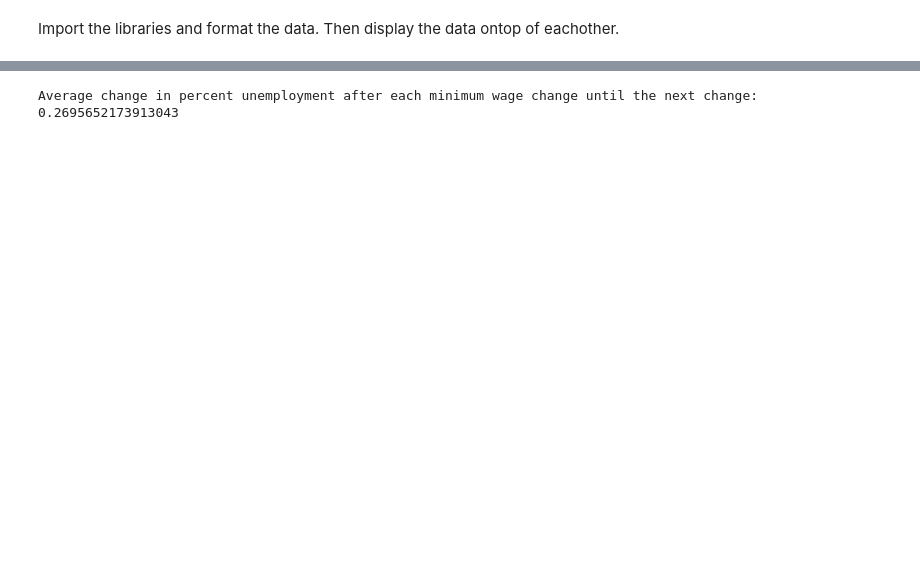
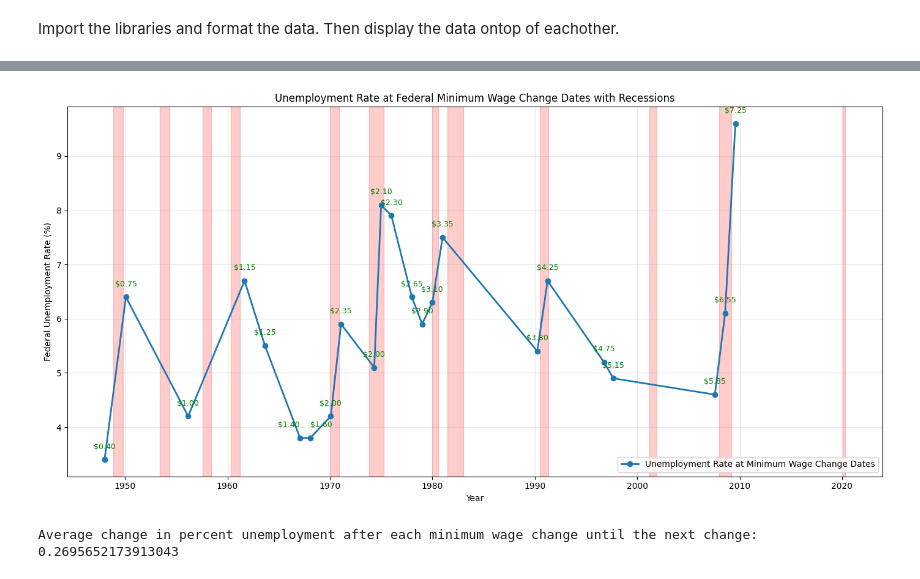
Before and after one commit to crawfordd11/minimumWageSupplyVsDemand, a Jupyter notebook: Data/dataTreatment.ipynb, the cells around one changed output, grey strips where cells are left out. Saved outputs shown, nothing was run; the diff lists cells and outputs as text; code cells hidden in the pictures; blank space fills up the shorter version.

Commit message:
Start discussion and add logistic regression

```diff
--- a/Data/dataTreatment.ipynb
+++ b/Data/dataTreatment.ipynb
@@ -228,3 +71,71 @@ plt.show()
+# %%
+# Keep only real wage changes
+mw_changes = min_wage[min_wage["wageChange"] != 0].copy()
+
+# Merge each min wage change date with nearest unemployment observation
+merged = pd.merge_asof(
+    mw_changes.sort_values("Effective Date"),
+    unemp.sort_values("observation_date"),
+    left_on="Effective Date",
+    right_on="observation_date",
+    direction="nearest"
+)
+
+plt.figure(figsize=(14, 7))
+
+# Plot unemployment only at those points
+plt.plot(
+    merged["observation_date"],
+    merged["UNRATE"],
+    marker="o",
+    linewidth=2,
+    label="Unemployment Rate at Minimum Wage Change Dates"
+)
+
+# Annotate each point with the new minimum wage
+for idx, row in merged.iterrows():
+    alignment = "center"
+    if row["federalWage"] == 0.30:
+        continue
+    if row["federalWage"] == 1.40:
+        alignment = "right"
+    if row["federalWage"] == 1.60:
+        alignment = "left"
+
+    plt.text(
+        row["observation_date"],
+        row["UNRATE"] + 0.2,
+        f"${row['federalWage']:.2f}",
+        ha=alignment,
+        fontsize=9,
+        color="green"
+    )
+
+# --- SHADE RECESSIONS -----------------------------------------------------
+
+recession_df = unemp.sort_values("observation_date")[["observation_date", "Recession"]]
+recession_df["prev"] = recession_df["Recession"].shift(1).fillna(0)
+
+starts = recession_df[(recession_df["Recession"] == 1) & (recession_df["prev"] == 0)]["observation_date"].tolist()
+ends   = recession_df[(recession_df["Recession"] == 0) & (recession_df["prev"] == 1)]["observation_date"].tolist()
+
+if len(ends) < len(starts):
+    ends.append(recession_df["observation_date"].max())
+
+for start, end in zip(starts, ends):
+    plt.axvspan(start, end, color="red", alpha=0.2)
+
+# -------------------------------------------------------------------------
+
+plt.title("Unemployment Rate at Federal Minimum Wage Change Dates with Recessions")
+plt.xlabel("Year")
+plt.ylabel("Federal Unemployment Rate (%)")
+plt.grid(alpha=0.3)
+plt.legend()
+plt.tight_layout()
+plt.show()
+# %% [output]
+[figure, added]
 # %%
 # merged already contains the unemployment value for each min wage change date
 # Make sure merged is sorted chronologically
```
Also changed, not shown: parts of 5 cells of this notebook.
